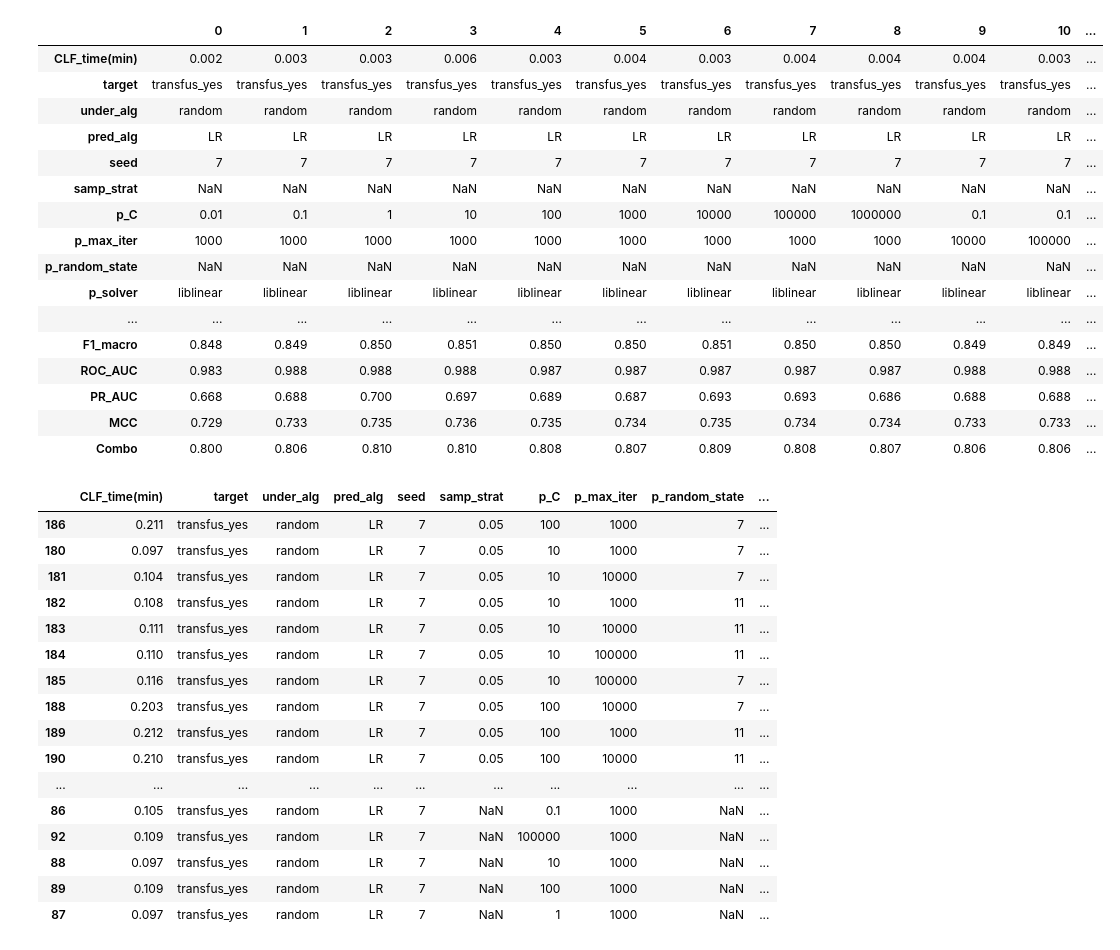
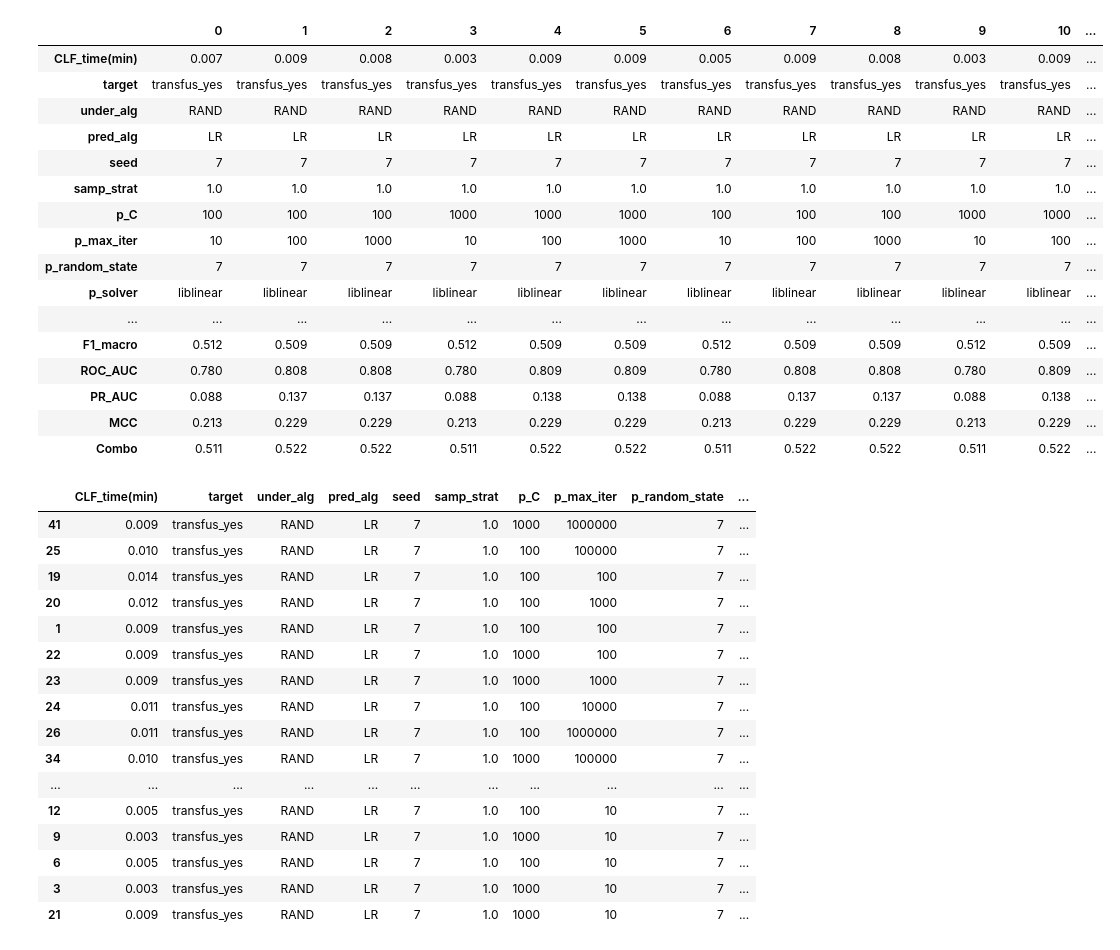
Before and after one commit to lhncbc/MFM_bopf, a Jupyter notebook: src/multi_predict/create_spread.ipynb, the cells around one changed output. Cells and saved outputs as stored; diff of their text form; code cells hidden in the pictures.

```diff
--- a/src/multi_predict/create_spread.ipynb
+++ b/src/multi_predict/create_spread.ipynb
@@ -1,10 +0,0 @@
-# %%
-import pandas as pd
-import os
-import glob
-
-os.chdir('/MFMDatasets/MFM_bopf/src/multi_predict/SVC/output')
-files = glob.glob("*-SVC-*.csv")
-files.sort(key=os.path.getmtime)
-for idx, f in enumerate(files):
-    print(idx,f)
@@ -29,50 +1,52 @@ for idx, f in enumerate(files):
 # %%
 import pandas as pd
 import os
 import glob
 
 pd.options.display.max_columns = None
 pd.options.display.max_rows = None
 
+os.chdir('/slurm_storage/mbopf/projects/MFM_bopf/src/multi_predict/output')
 #os.chdir('/MFMDatasets/MFM_bopf/src/multi_predict/NB/output')
-os.chdir('/MFMDatasets/MFM_bopf/src/multi_predict/LR/output')
+#os.chdir('/MFMDatasets/MFM_bopf/src/multi_predict/LR/output')
+#os.chdir('/MFMDatasets/MFM_bopf/src/multi_predict/LR/output/old')
 #os.chdir('/MFMDatasets/MFM_bopf/src/multi_predict/RF/output')
 #os.chdir('/MFMDatasets/MFM_bopf/src/multi_predict/SVC/output')
 #os.chdir('/MFMDatasets/MFM_bopf/src/multi_predict/LSVC/output')
 #os.chdir('/MFMDatasets/MFM_bopf/src/multi_predict/MLP/output')
 results_df = pd.DataFrame()
 #files = glob.glob("*-NB-*.csv")
 files = glob.glob("*-LR-*.csv")
 #files = glob.glob("*-RF-*.csv")
 #files = glob.glob("*-SVC-*.csv")
 #files = glob.glob("*-LSVC-*.csv")
 #files = glob.glob("*-MLP-*.csv")
 files.sort(key=os.path.getmtime)
 for idx, f in enumerate(files):
     if results_df.empty:
         results_df = pd.read_csv(f, header=None, index_col=0, names=[idx])
     else:
         this_df = pd.read_csv(f, header=None, index_col=0, names=[idx])
         results_df = results_df.merge(this_df, left_index=True, right_index=True, how="right")
 results_df
 # %% [output]
 |  | 0 | 1 | 2 | 3 | 4 | 5 | 6 | 7 | 8 | 9 | 10 | ... |
-| CLF_time(min) | 0.002 | 0.003 | 0.003 | 0.006 | 0.003 | 0.004 | 0.003 | 0.004 | 0.004 | 0.004 | 0.003 | ... |
+| CLF_time(min) | 0.007 | 0.009 | 0.008 | 0.003 | 0.009 | 0.009 | 0.005 | 0.009 | 0.008 | 0.003 | 0.009 | ... |
 | target | transfus_yes | transfus_yes | transfus_yes | transfus_yes | transfus_yes | transfus_yes | transfus_yes | transfus_yes | transfus_yes | transfus_yes | transfus_yes | ... |
-| under_alg | random | random | random | random | random | random | random | random | random | random | random | ... |
+| under_alg | RAND | RAND | RAND | RAND | RAND | RAND | RAND | RAND | RAND | RAND | RAND | ... |
 | pred_alg | LR | LR | LR | LR | LR | LR | LR | LR | LR | LR | LR | ... |
 | seed | 7 | 7 | 7 | 7 | 7 | 7 | 7 | 7 | 7 | 7 | 7 | ... |
-| samp_strat | NaN | NaN | NaN | NaN | NaN | NaN | NaN | NaN | NaN | NaN | NaN | ... |
-| p_C | 0.01 | 0.1 | 1 | 10 | 100 | 1000 | 10000 | 100000 | 1000000 | 0.1 | 0.1 | ... |
-| p_max_iter | 1000 | 1000 | 1000 | 1000 | 1000 | 1000 | 1000 | 1000 | 1000 | 10000 | 100000 | ... |
-| p_random_state | NaN | NaN | NaN | NaN | NaN | NaN | NaN | NaN | NaN | NaN | NaN | ... |
+| samp_strat | 1.0 | 1.0 | 1.0 | 1.0 | 1.0 | 1.0 | 1.0 | 1.0 | 1.0 | 1.0 | 1.0 | ... |
+| p_C | 100 | 100 | 100 | 1000 | 1000 | 1000 | 100 | 100 | 100 | 1000 | 1000 | ... |
+| p_max_iter | 10 | 100 | 1000 | 10 | 100 | 1000 | 10 | 100 | 1000 | 10 | 100 | ... |
+| p_random_state | 7 | 7 | 7 | 7 | 7 | 7 | 7 | 7 | 7 | 7 | 7 | ... |
 | p_solver | liblinear | liblinear | liblinear | liblinear | liblinear | liblinear | liblinear | liblinear | liblinear | liblinear | liblinear | ... |
 | ... | ... | ... | ... | ... | ... | ... | ... | ... | ... | ... | ... | ... |
-| F1_macro | 0.848 | 0.849 | 0.850 | 0.851 | 0.850 | 0.850 | 0.851 | 0.850 | 0.850 | 0.849 | 0.849 | ... |
-| ROC_AUC | 0.983 | 0.988 | 0.988 | 0.988 | 0.987 | 0.987 | 0.987 | 0.987 | 0.987 | 0.988 | 0.988 | ... |
-| PR_AUC | 0.668 | 0.688 | 0.700 | 0.697 | 0.689 | 0.687 | 0.693 | 0.693 | 0.686 | 0.688 | 0.688 | ... |
-| MCC | 0.729 | 0.733 | 0.735 | 0.736 | 0.735 | 0.734 | 0.735 | 0.734 | 0.734 | 0.733 | 0.733 | ... |
-| Combo | 0.800 | 0.806 | 0.810 | 0.810 | 0.808 | 0.807 | 0.809 | 0.808 | 0.807 | 0.806 | 0.806 | ... |
+| F1_macro | 0.512 | 0.509 | 0.509 | 0.512 | 0.509 | 0.509 | 0.512 | 0.509 | 0.509 | 0.512 | 0.509 | ... |
+| ROC_AUC | 0.780 | 0.808 | 0.808 | 0.780 | 0.809 | 0.809 | 0.780 | 0.808 | 0.808 | 0.780 | 0.809 | ... |
+| PR_AUC | 0.088 | 0.137 | 0.137 | 0.088 | 0.138 | 0.138 | 0.088 | 0.137 | 0.137 | 0.088 | 0.138 | ... |
+| MCC | 0.213 | 0.229 | 0.229 | 0.213 | 0.229 | 0.229 | 0.213 | 0.229 | 0.229 | 0.213 | 0.229 | ... |
+| Combo | 0.511 | 0.522 | 0.522 | 0.511 | 0.522 | 0.522 | 0.511 | 0.522 | 0.522 | 0.511 | 0.522 | ... |
 # %%
 results_T = results_df.T
 #results_T[results_T['p_kernel']=='poly'].sort_values(by=['p_kernel','Combo'], ascending=False)
@@ -80,22 +54,22 @@ results_T.sort_values(by=['Combo'], ascending=False, inplace=True)
 results_T
 # %% [output]
 |  | CLF_time(min) | target | under_alg | pred_alg | seed | samp_strat | p_C | p_max_iter | p_random_state | ... |
-| 186 | 0.211 | transfus_yes | random | LR | 7 | 0.05 | 100 | 1000 | 7 | ... |
-| 180 | 0.097 | transfus_yes | random | LR | 7 | 0.05 | 10 | 1000 | 7 | ... |
-| 181 | 0.104 | transfus_yes | random | LR | 7 | 0.05 | 10 | 10000 | 7 | ... |
-| 182 | 0.108 | transfus_yes | random | LR | 7 | 0.05 | 10 | 1000 | 11 | ... |
-| 183 | 0.111 | transfus_yes | random | LR | 7 | 0.05 | 10 | 10000 | 11 | ... |
-| 184 | 0.110 | transfus_yes | random | LR | 7 | 0.05 | 10 | 100000 | 11 | ... |
-| 185 | 0.116 | transfus_yes | random | LR | 7 | 0.05 | 10 | 100000 | 7 | ... |
-| 188 | 0.203 | transfus_yes | random | LR | 7 | 0.05 | 100 | 10000 | 7 | ... |
-| 189 | 0.212 | transfus_yes | random | LR | 7 | 0.05 | 100 | 1000 | 11 | ... |
-| 190 | 0.210 | transfus_yes | random | LR | 7 | 0.05 | 100 | 10000 | 11 | ... |
+| 41 | 0.009 | transfus_yes | RAND | LR | 7 | 1.0 | 1000 | 1000000 | 7 | ... |
+| 25 | 0.010 | transfus_yes | RAND | LR | 7 | 1.0 | 100 | 100000 | 7 | ... |
+| 19 | 0.014 | transfus_yes | RAND | LR | 7 | 1.0 | 100 | 100 | 7 | ... |
+| 20 | 0.012 | transfus_yes | RAND | LR | 7 | 1.0 | 100 | 1000 | 7 | ... |
+| 1 | 0.009 | transfus_yes | RAND | LR | 7 | 1.0 | 100 | 100 | 7 | ... |
+| 22 | 0.009 | transfus_yes | RAND | LR | 7 | 1.0 | 1000 | 100 | 7 | ... |
+| 23 | 0.009 | transfus_yes | RAND | LR | 7 | 1.0 | 1000 | 1000 | 7 | ... |
+| 24 | 0.011 | transfus_yes | RAND | LR | 7 | 1.0 | 100 | 10000 | 7 | ... |
+| 26 | 0.011 | transfus_yes | RAND | LR | 7 | 1.0 | 100 | 1000000 | 7 | ... |
+| 34 | 0.010 | transfus_yes | RAND | LR | 7 | 1.0 | 1000 | 100000 | 7 | ... |
 | ... | ... | ... | ... | ... | ... | ... | ... | ... | ... | ... |
-| 86 | 0.105 | transfus_yes | random | LR | 7 | NaN | 0.1 | 1000 | NaN | ... |
-| 92 | 0.109 | transfus_yes | random | LR | 7 | NaN | 100000 | 1000 | NaN | ... |
-| 88 | 0.097 | transfus_yes | random | LR | 7 | NaN | 10 | 1000 | NaN | ... |
-| 89 | 0.109 | transfus_yes | random | LR | 7 | NaN | 100 | 1000 | NaN | ... |
-| 87 | 0.097 | transfus_yes | random | LR | 7 | NaN | 1 | 1000 | NaN | ... |
+| 12 | 0.005 | transfus_yes | RAND | LR | 7 | 1.0 | 100 | 10 | 7 | ... |
+| 9 | 0.003 | transfus_yes | RAND | LR | 7 | 1.0 | 1000 | 10 | 7 | ... |
+| 6 | 0.005 | transfus_yes | RAND | LR | 7 | 1.0 | 100 | 10 | 7 | ... |
+| 3 | 0.003 | transfus_yes | RAND | LR | 7 | 1.0 | 1000 | 10 | 7 | ... |
+| 21 | 0.009 | transfus_yes | RAND | LR | 7 | 1.0 | 1000 | 10 | 7 | ... |
 # %%
 #results_T.to_csv('/MFMDatasets/MFM_bopf/src/multi_predict/NB/output/NBout.csv')
 #results_T.to_csv('/MFMDatasets/MFM_bopf/src/multi_predict/LR/output/LRout.csv')
```
Also changed, not shown: parts of 1 cell of this notebook, 1 other file.
